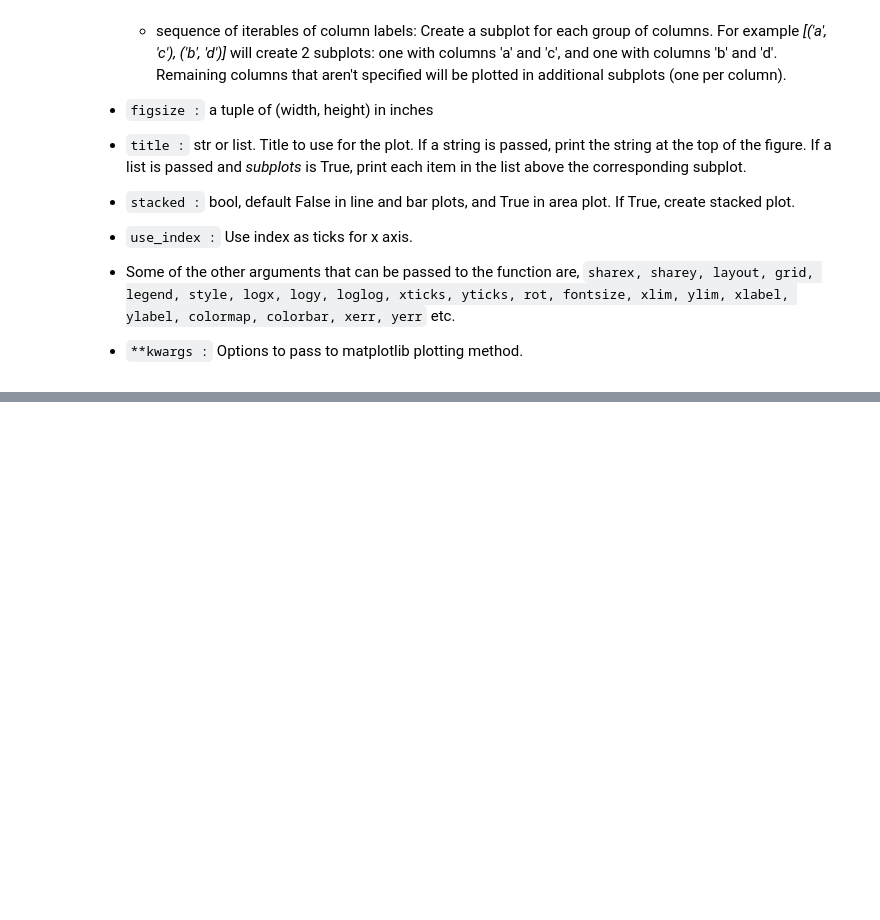
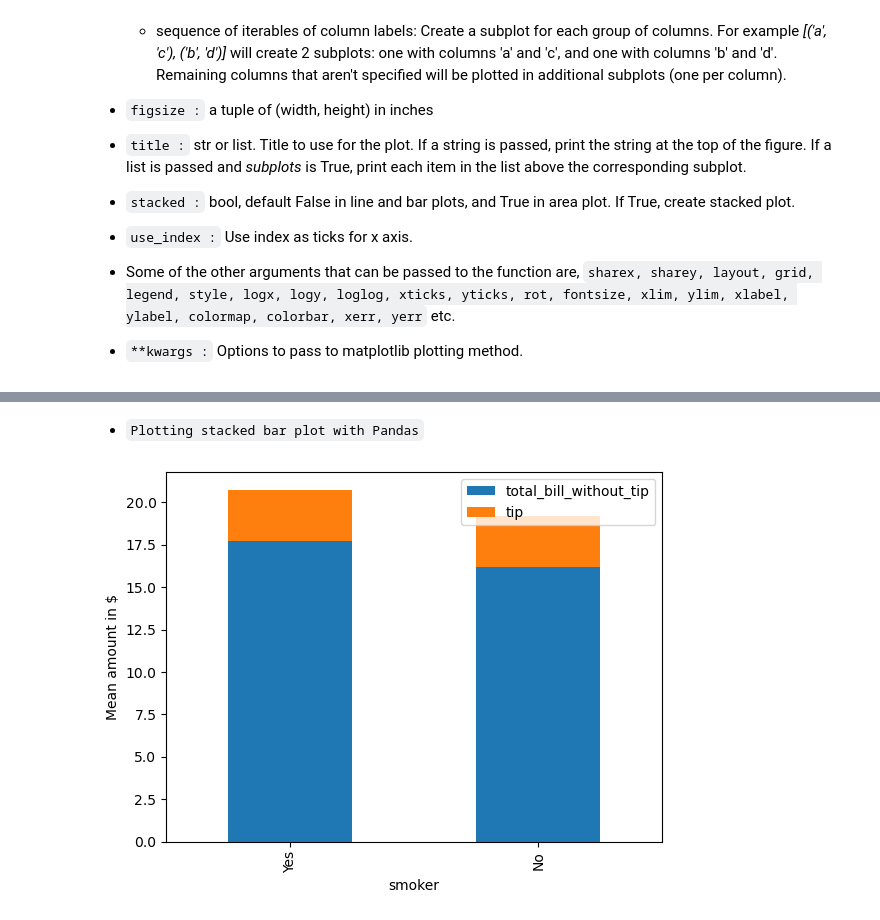
Before and after one commit to AindreaAjax/ML_Introduction, a Jupyter notebook: Pandas/05_Plotting.ipynb, the cells around one changed output, grey strips where cells are left out. Saved outputs shown, nothing was run; the diff lists cells and outputs as text; code cells hidden in the pictures; blank space fills up the shorter version.

Commit message:
[subsec] Notes & Add subsec - Plotting stacked bar plot

```diff
--- a/Pandas/05_Plotting.ipynb
+++ b/Pandas/05_Plotting.ipynb
@@ -47,0 +49,2 @@ import seaborn as sns
+# %%
+df_tips = sns.load_dataset("tips")
@@ -47,0 +60,3 @@ import seaborn as sns
+# %%
+# if we assume that the total_bill column inclueds the tip
+df_tips["total_bill_without_tip"] = df_tips["total_bill"] - df_tips["tip"]
@@ -47,0 +72,19 @@ import seaborn as sns
+# %% [markdown]
+- `Plotting stacked bar plot with Pandas`
+# %%
+df_tips_plot = (
+    df_tips.groupby("smoker")
+    .agg({"total_bill_without_tip": "mean", "tip": "mean"})
+    .reset_index()
+)
+df_tips_plot.plot(
+    kind="bar",
+    x="smoker",
+    y=["total_bill_without_tip", "tip"],
+    stacked=True,
+    ylabel="Mean amount in $",
+)
+
+plt.show()
+# %% [output]
+[figure, added]
```
Also changed, not shown: parts of 7 cells of this notebook.
